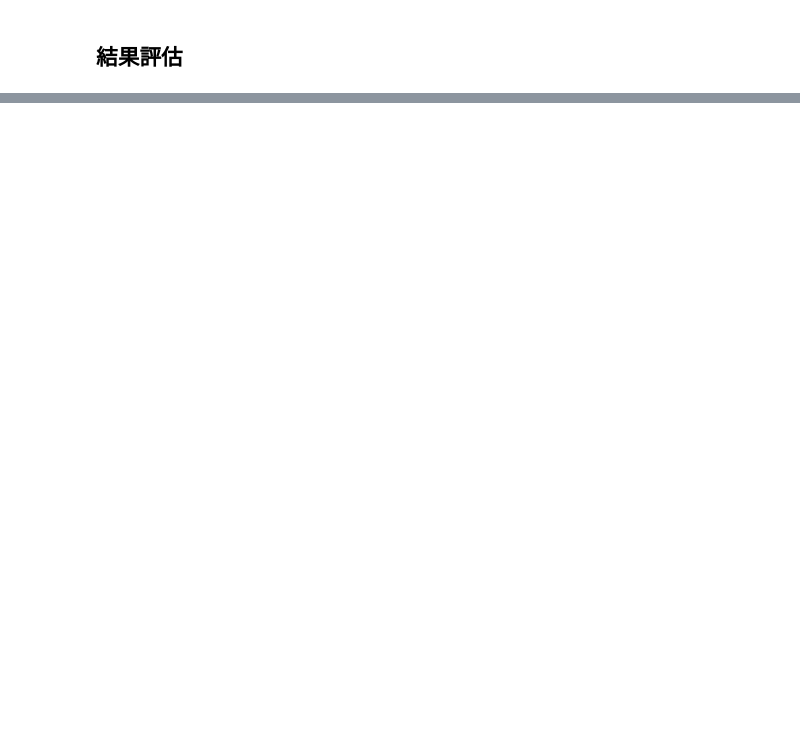
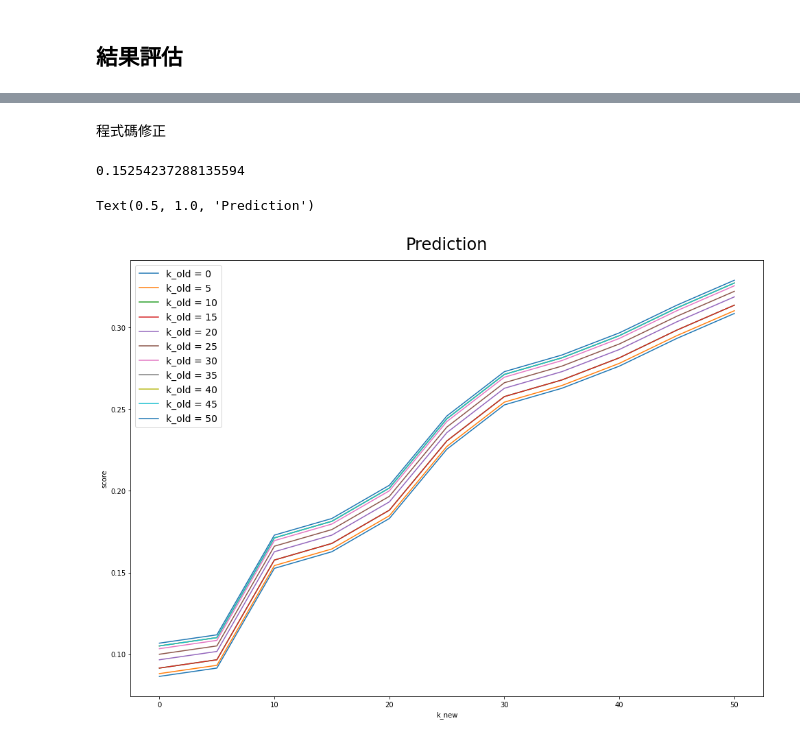
Before and after one commit to HSKrab/data-course-sample, a Jupyter notebook: sample_content_based.ipynb, the cells around one changed output, grey strips where cells are left out. Drawn from its saved outputs; the diff is of its cells as text; code cells hidden in the pictures; blank space fills up the shorter version.

```diff
--- a/sample_content_based.ipynb
+++ b/sample_content_based.ipynb
@@ -147,0 +646,2 @@ print(55)
+# %% [markdown]
+程式碼修正
@@ -147,0 +684,53 @@ print(55)
+# %%
+def combine(training_data, users=[], k=10,sp_old=5,sp_new=5):
+    '''
+    * training_data: dataframe 輸入的訓練資料集（2018-09-01 以前資料）
+    * users: [] 需要被推薦的使用者
+    * k: int 每個使用者需要推薦的商品數
+    * recommendations: dict
+      {
+          使用者一： [推薦商品一, 推薦商品二, ...],
+          使用者二： [...], ...
+      }
+    '''
+    ratings_trainings = training_data[
+    (training_data['DATE'] >= '2018-08-01') &
+    (training_data['DATE'] < '2018-09-01')]
+
+    #過去 1 個月最高 round(k/2) 個人氣產品
+    popular = list(ratings_trainings['asin'].value_counts().keys())[:k]
+    pop_t = metadata['title'][metadata['asin'].isin(popular)].tolist()
+    pop_rec = sum_of_rank1(recommend_items1(pop_t, k),k)
+
+    #既有用戶
+    recom = {user:sum_of_rank1(recommend_items1(metadata[metadata['asin'].isin(
+                  ratings_trainings[ratings_trainings['reviewerID'] == user]['asin'].tolist())][
+                  'title'].tolist(),10),10)[:k-sp_old] + popular[:sp_old] for user in old}
+
+    #新進用戶
+    recom.update({user: popular[:sp_new]+pop_rec[:k-sp_new] for user in new})
+
+    return recom
+# %%
+comb = combine(ratings_trainings, users,k=10,sp_old=10,sp_new=10)
+evaluate(ratings_testings,ratings_testings_by_user, comb)
+# %% [output]
+0.15254237288135594
+# %%
+#def graph(predict,start=1,period=10,klim=30):
+klim=50
+figure, ax = plt.subplots(figsize=(16.53, 11.69))
+
+for k_old in range(0,klim+5,5):
+  x=[x for x in range(0,klim+5,5)]
+  y=[evaluate(ratings_testings,ratings_testings_by_user,
+            combine(ratings_trainings, users,k=klim,sp_old=k_old,sp_new=k_new)) for k_new in range(0,klim+5,5)]
+  ax.plot(x,y,label='k_old = '+str(k_old))
+
+ax.set_xlabel('k_new')
+ax.set_ylabel('score')
+ax.legend(fontsize=14,title_fontsize=16)
+ax.set_title('Prediction',fontsize=24,pad=16)
+# %% [output]
+Text(0.5, 1.0, 'Prediction')
+[figure, added]
```
Also changed, not shown: parts of 54 cells of this notebook.
